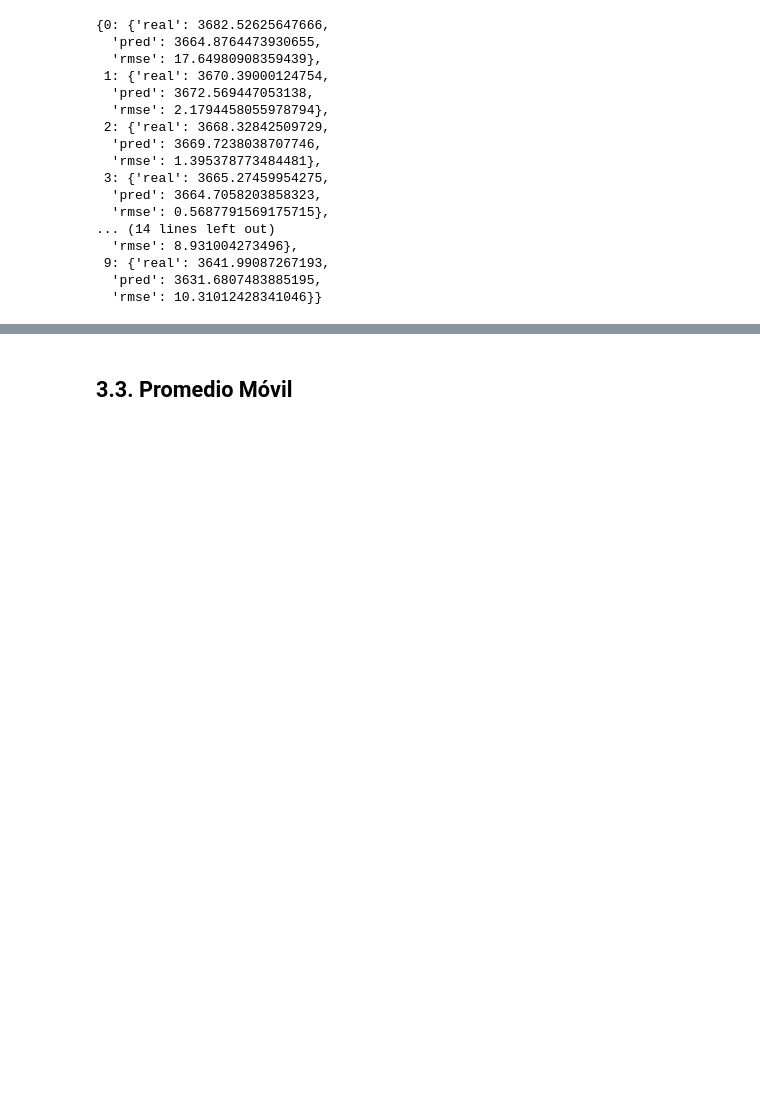
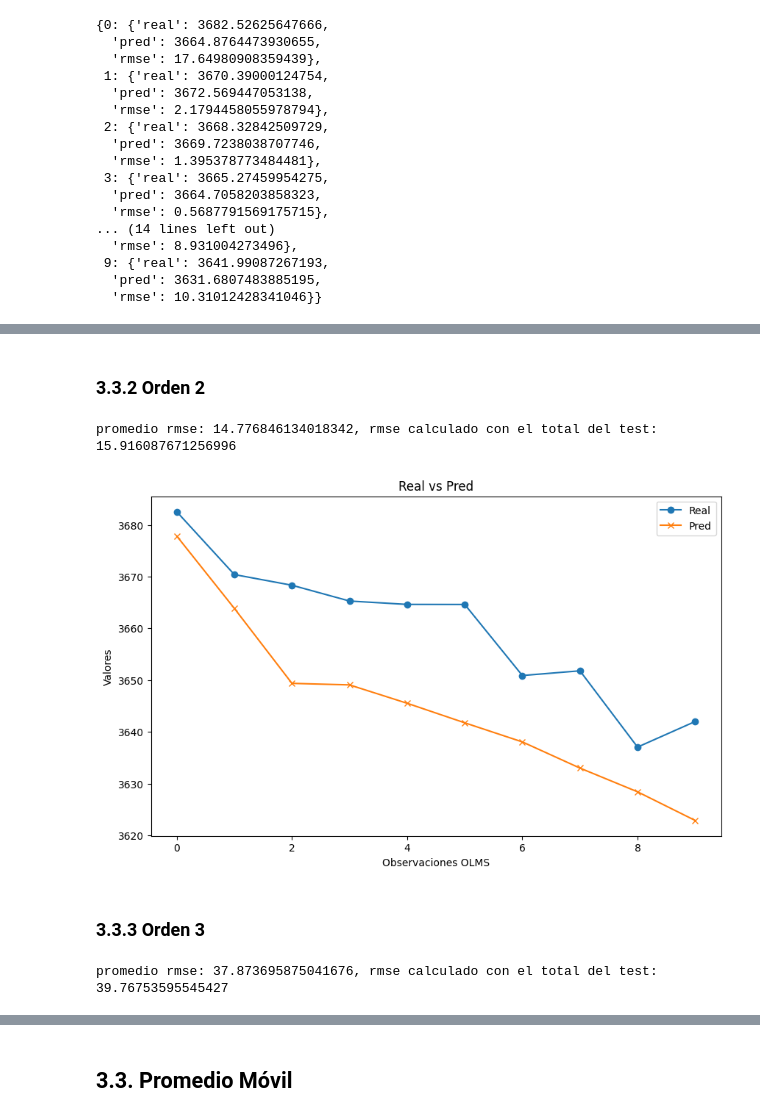
Before and after one commit to AlejaGuz/SERIES_DE_TIEMPO_OPTIMIZACION, a Jupyter notebook: Parcial_Final_Alejandra_Ruiz_y_Juan_Vergara.ipynb, the cells around one changed output, grey strips where cells are left out. Cells and saved outputs as stored; diff of their text form; code cells hidden in the pictures; blank space fills up the shorter version.

```diff
--- a/Parcial_Final_Alejandra_Ruiz_y_Juan_Vergara.ipynb
+++ b/Parcial_Final_Alejandra_Ruiz_y_Juan_Vergara.ipynb
@@ -482,0 +548,28 @@ plt.show()
+# %% [markdown]
+### **3.3.2 Orden 2**
+# %%
+predicciones = []
+estimaciones_ols, promedio_ols = protocolo(data_producto1, 10, modelo_ols_estacionalidad,2,1)
+test_data = data_producto1[len(data_producto1)-10:len(data_producto1)]
+predicciones_array = np.array([item[0, 0] for item in predicciones])
+test_data_array = np.array(test_data)
+rmse_general = np.sqrt(mean_squared_error(test_data_array, predicciones_array))
+print(f"promedio rmse: {promedio_ols}, rmse calculado con el total del test: {rmse_general}")
+# %% [output]
+promedio rmse: 14.776846134018342, rmse calculado con el total del test: 15.916087671256996
+# %%
+graficar_predicciones(estimaciones_ols)
+# %% [output]
+[figure, added]
+# %% [markdown]
+### **3.3.3 Orden 3**
+# %%
+predicciones = []
+estimaciones_ols, promedio_ols = protocolo(data_producto1, 10, modelo_ols_estacionalidad,3,1)
+test_data = data_producto1[len(data_producto1)-10:len(data_producto1)]
+predicciones_array = np.array([item[0, 0] for item in predicciones])
+test_data_array = np.array(test_data)
+rmse_general = np.sqrt(mean_squared_error(test_data_array, predicciones_array))
+print(f"promedio rmse: {promedio_ols}, rmse calculado con el total del test: {rmse_general}")
+# %% [output]
+promedio rmse: 37.873695875041676, rmse calculado con el total del test: 39.76753595545427
```
Also changed, not shown: parts of 81 cells of this notebook.
